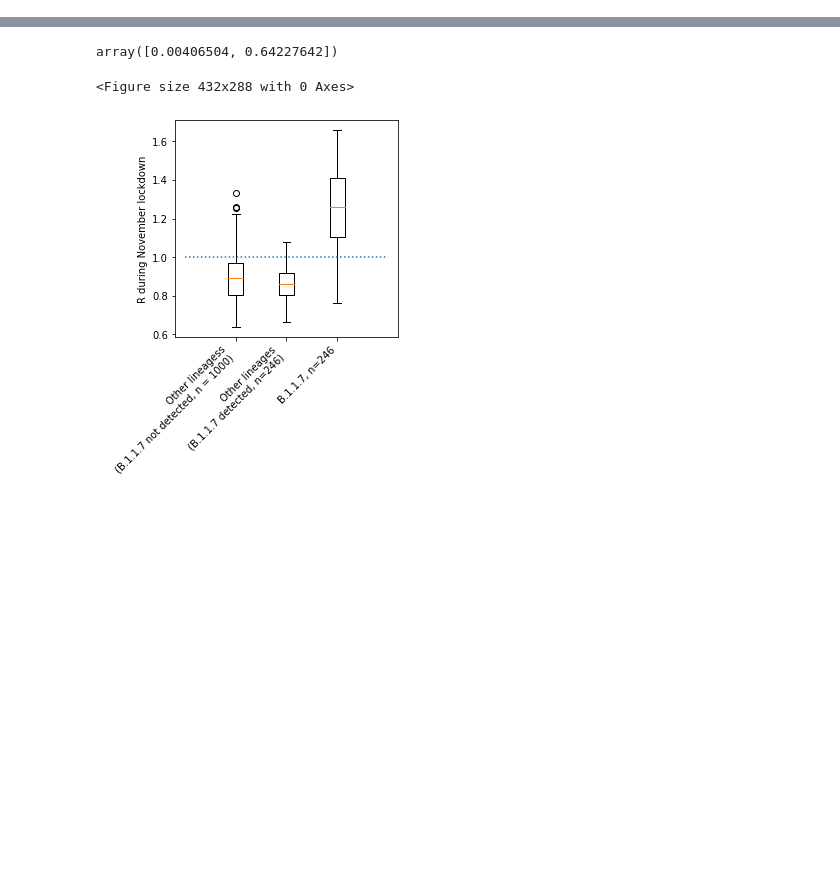
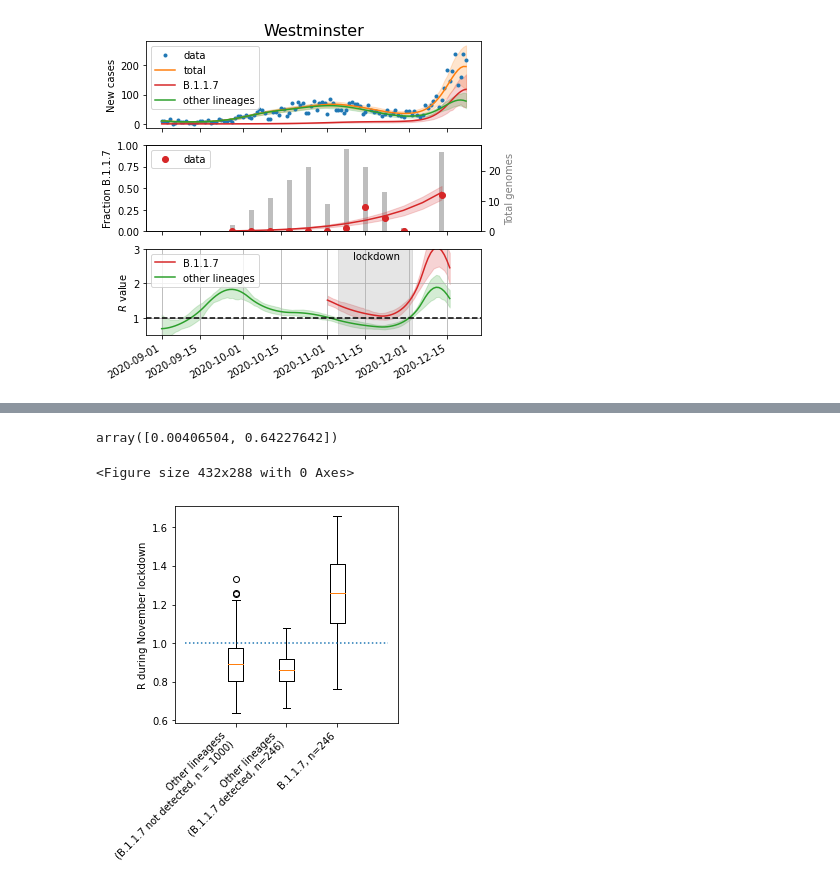
Before and after one commit to gerstung-lab/sarscov2-b117, a Jupyter notebook: sarscov2-b117.ipynb, the cells around one changed output, grey strips where cells are left out. Saved outputs shown, nothing was run; the diff lists cells and outputs as text; code cells hidden in the pictures; blank space fills up the shorter version.

```diff
--- a/sarscov2-b117.ipynb
+++ b/sarscov2-b117.ipynb
@@ -210 +135,5 @@ for i in range(30,40):
+# %%
+plot_lad(np.where(LAD.lad19nm.values == "Westminster")[0][0])
+# %% [output]
+[figure, added]
 # %%
```
Also changed, not shown: parts of 18 cells of this notebook, 8 other files.
